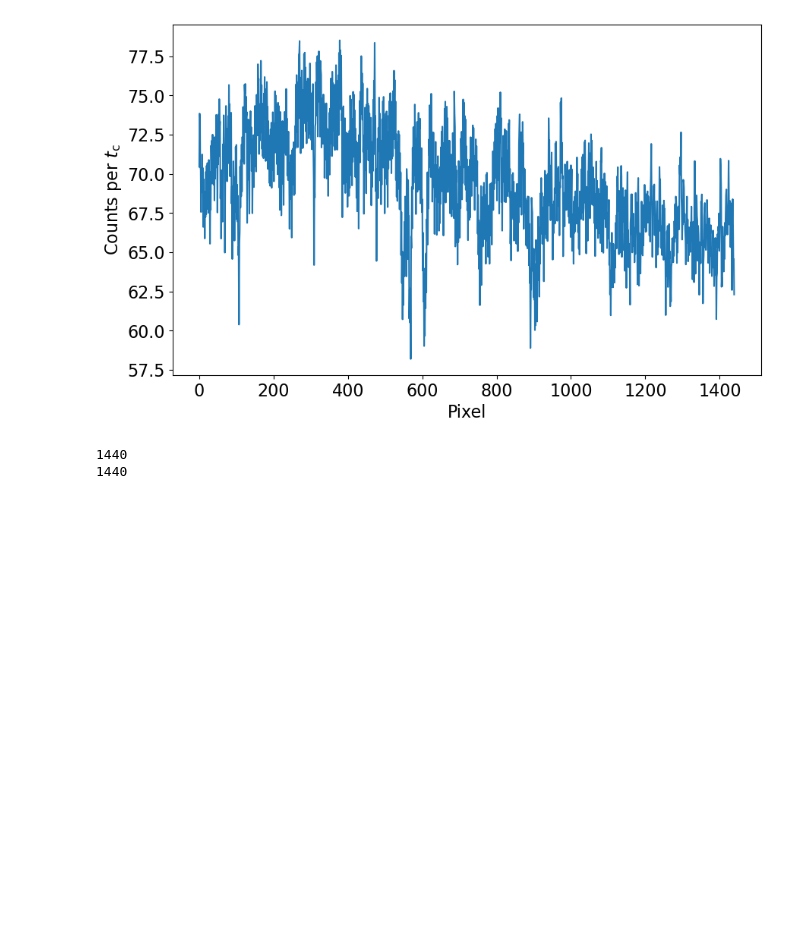
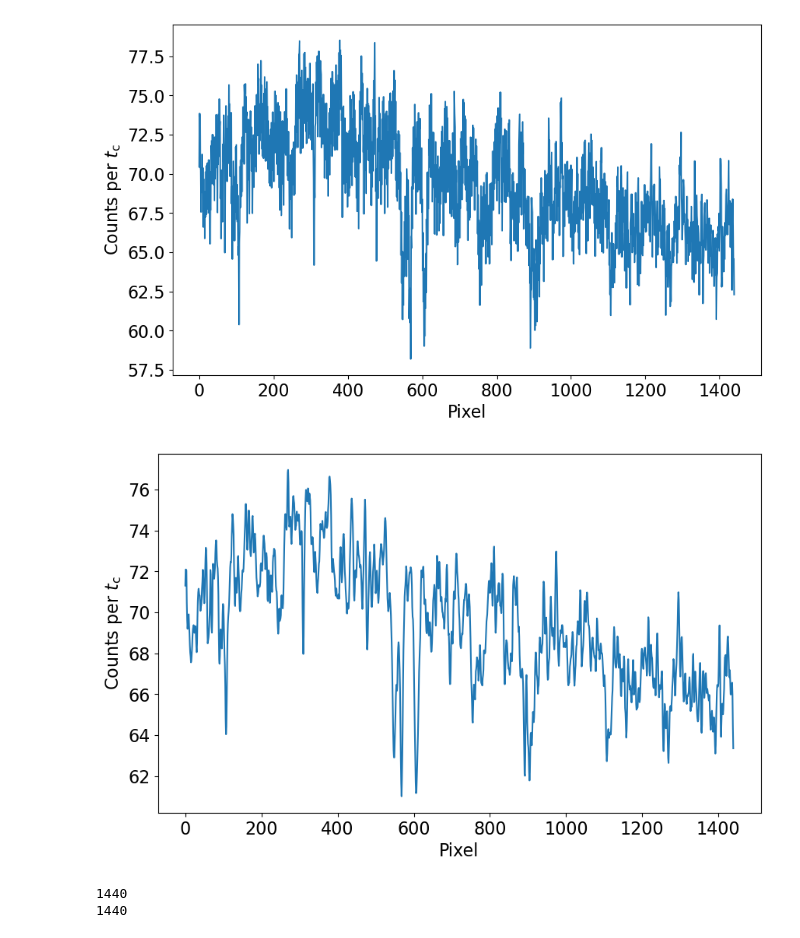
Before and after one commit to mengislukas-beep/Labor_Kiran_Lukas, a Jupyter notebook: Spektro2/images/Load_and_plot_Tiff.ipynb, the cells around one changed output. Cells and saved outputs as stored; diff of their text form; code cells hidden in the pictures; blank space fills up the shorter version.

```diff
--- a/Spektro2/images/Load_and_plot_Tiff.ipynb
+++ b/Spektro2/images/Load_and_plot_Tiff.ipynb
@@ -69,6 +114,7 @@ for i in range(1440):
     y_mean[i] = np.mean(img_array[y - rangee: y + rangee, i, 0]) + np.mean(img_array[y - rangee: y + rangee, i, 1]) + np.mean(img_array[y - rangee: y + rangee, i, 2])
 
 y_mean = y_mean / 3
+y_mean_filtered = moving_average(y_mean, 2, "repeat")
 
 # chose color channel
 c = 1
@@ -89,6 +135,19 @@ plt.yticks(fontsize=16)
 plt.show()
 # %% [output]
 [figure]
+# %%
+plt.figure(
+    num=1,
+    figsize=(10,6),
+    facecolor='white')
+plt.xlabel(r'Pixel', fontsize=16)
+plt.ylabel(r'Counts per $t_\mathrm{c}$', fontsize=16)
+plt.plot(x, y_mean_filtered)
+plt.xticks(fontsize=16)
+plt.yticks(fontsize=16)
+plt.show()
+# %% [output]
+[figure, added]
 # %%
 print(len(cts))
 print(len(x))
```
Also changed, not shown: parts of 1 cell of this notebook.
